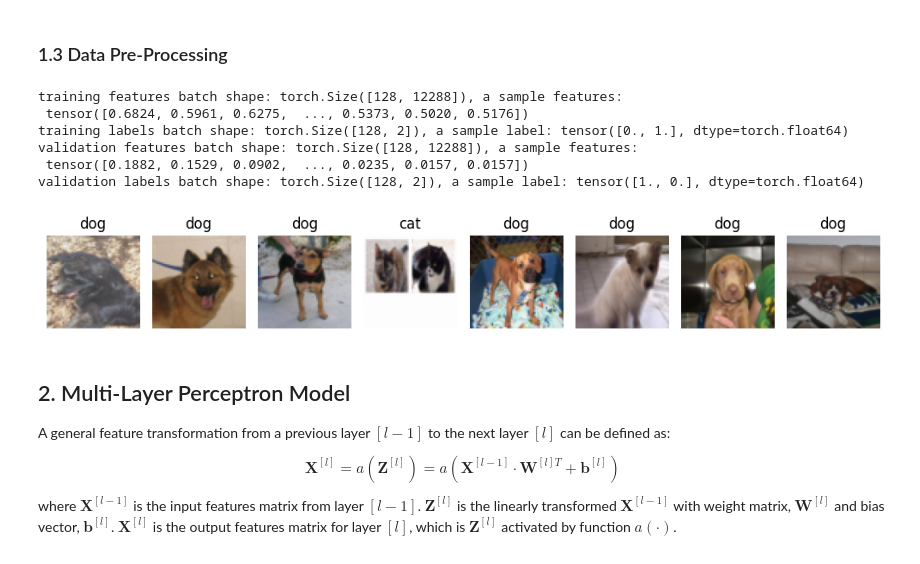
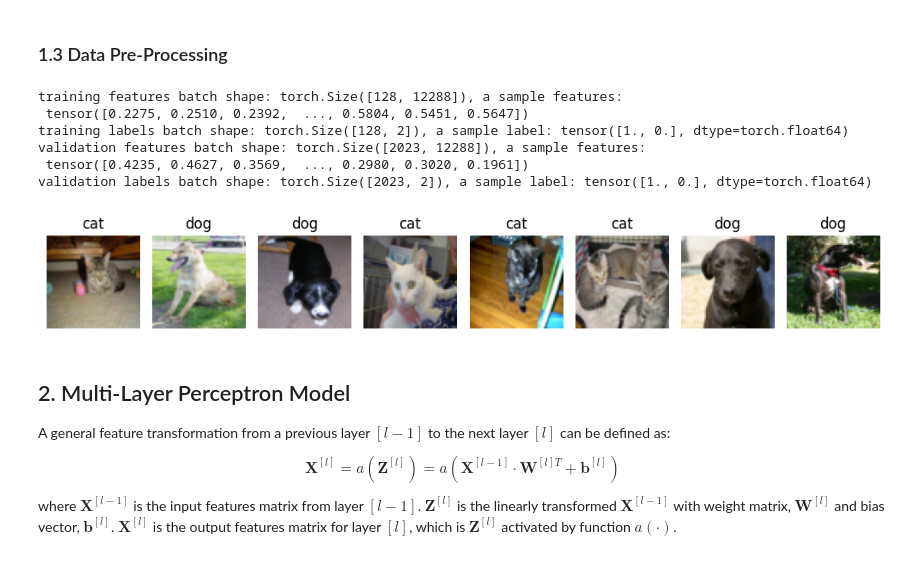
Before and after one commit to linzhangUCA/3321tpl-cat_vs_dog-mlp, a Jupyter notebook: 10k-cvd.ipynb, the cells around one changed output. Drawn from its saved outputs; the diff is of its cells as text; code cells hidden in the pictures.

```diff
--- a/10k-cvd.ipynb
+++ b/10k-cvd.ipynb
@@ -71,41 +71,42 @@ class CatDogDataset(Dataset):
 # %%
 # Extract features/images and targets/labels
 dataset_train = CatDogDataset(annotations_file='annotations_train.csv')
 dataset_val = CatDogDataset(annotations_file='annotations_val.csv')
 
 # Create data loaders
-dataloader_train = DataLoader(dataset_train, batch_size=128, shuffle=True)  # large batch size to get all data in one batch
-dataloader_val = DataLoader(dataset_val, batch_size=128, shuffle=False)
+batch_size = 128
+dataloader_train = DataLoader(dataset_train, batch_size=batch_size, shuffle=True)  # large batch size to get all data in one batch
+dataloader_val = DataLoader(dataset_val, batch_size=10000, shuffle=False)
 # Extract a batch of data from dataloaders
 sample_batch_train = next(iter(dataloader_train))
 sample_batch_val = next(iter(dataloader_val))
 
 # Probe the data
 print(f"training features batch shape: {sample_batch_train['image'].shape}, a sample features:\n {sample_batch_train['image'][0]}")
 print(f"training labels batch shape: {sample_batch_train['category'].shape}, a sample label: {sample_batch_train['category'][0]}")
 print(f"validation features batch shape: {sample_batch_val['image'].shape}, a sample features:\n {sample_batch_val['image'][0]}")
 print(f"validation labels batch shape: {sample_batch_val['category'].shape}, a sample label: {sample_batch_val['category'][0]}")
 
 # Visualize a few sample images
 fig, axs = plt.subplots(1, 8, figsize=(10, 5))
 for i in range(8):
     sample_img = np.transpose(sample_batch_train['image'][i].reshape(3, 64, 64), (1, 2, 0))  # reconstruct image to (H, W, C) format
     sample_cls = sample_batch_train['category'][i]
     axs[i] = plt.subplot(1, 8, i + 1)
     axs[i].set_title(f'{"dog" if sample_cls[1] == 1. else "cat"}')
     axs[i].axis('off')
     axs[i].imshow(sample_img)  # image is already in (H, W, C) format
 plt.tight_layout()
 
 # Rerun this cell to get different samples.
 # %% [output]
 training features batch shape: torch.Size([128, 12288]), a sample features:
- tensor([0.6824, 0.5961, 0.6275,  ..., 0.5373, 0.5020, 0.5176])
-training labels batch shape: torch.Size([128, 2]), a sample label: tensor([0., 1.], dtype=torch.float64)
-validation features batch shape: torch.Size([128, 12288]), a sample features:
- tensor([0.1882, 0.1529, 0.0902,  ..., 0.0235, 0.0157, 0.0157])
-validation labels batch shape: torch.Size([128, 2]), a sample label: tensor([1., 0.], dtype=torch.float64)
+ tensor([0.2275, 0.2510, 0.2392,  ..., 0.5804, 0.5451, 0.5647])
+training labels batch shape: torch.Size([128, 2]), a sample label: tensor([1., 0.], dtype=torch.float64)
+validation features batch shape: torch.Size([2023, 12288]), a sample features:
+ tensor([0.4235, 0.4627, 0.3569,  ..., 0.2980, 0.3020, 0.1961])
+validation labels batch shape: torch.Size([2023, 2]), a sample label: tensor([1., 0.], dtype=torch.float64)
-[figure, old version]
+[figure, new version]
 # %% [markdown]
 ## 2. Multi-Layer Perceptron Model
 
```
Also changed, not shown: parts of 6 cells of this notebook.
